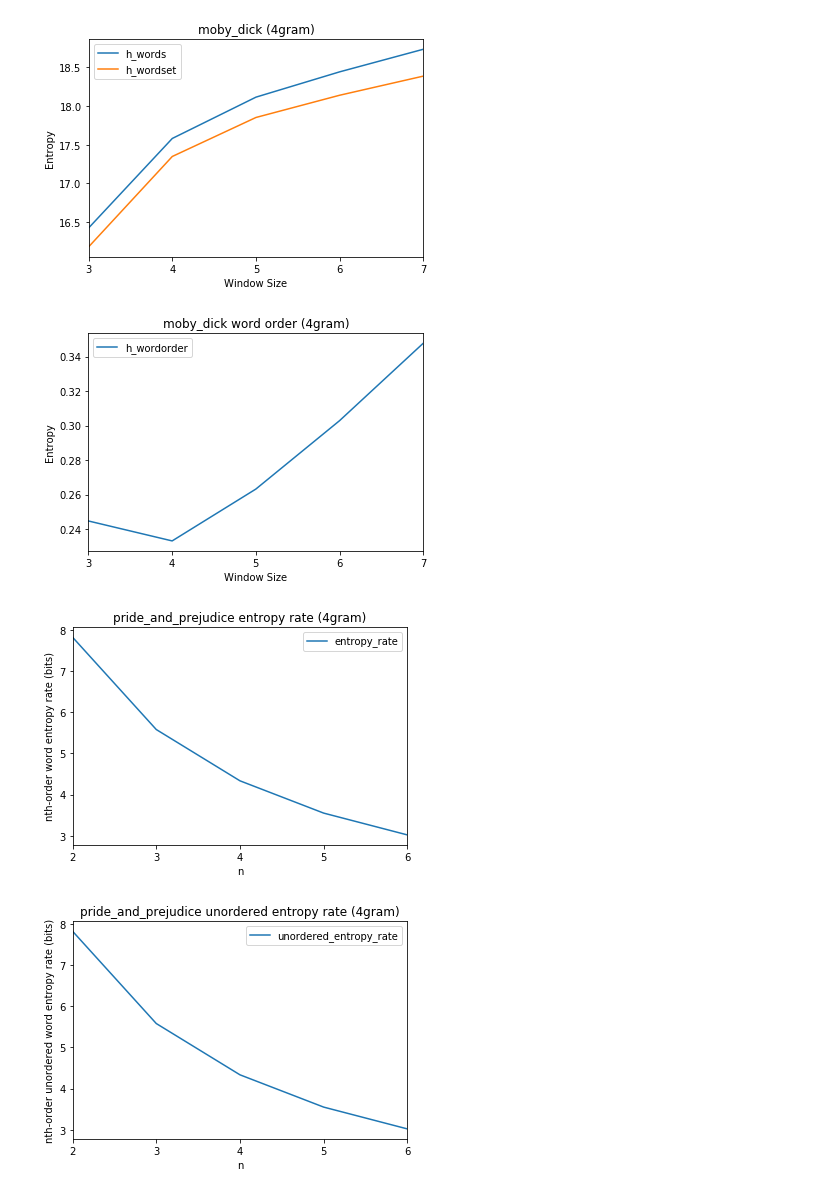
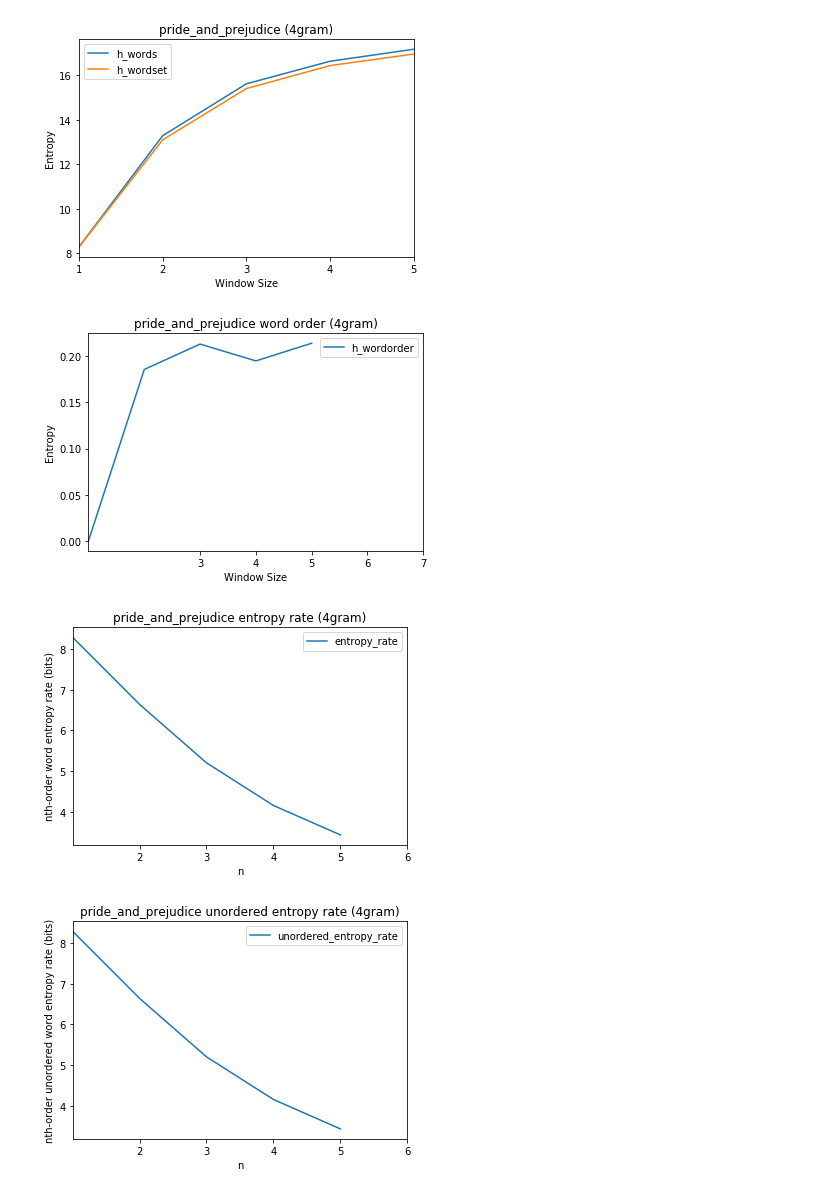
Before and after one commit to savoy1211/lsci199, a Jupyter notebook: lsci199/4grams.ipynb, the cells around one changed output. Cells and saved outputs as stored; diff of their text form; code cells hidden in the pictures.

```diff
--- a/lsci199/4grams.ipynb
+++ b/lsci199/4grams.ipynb
@@ -3,17 +3,17 @@ import pandas as pd
 import numpy as np
 import matplotlib.pyplot as plt
 # %%
-text = 'moby_dick'
+text = 'pride_and_prejudice'
 # %%
-file = "csv/4gram/4gram_model_results_windows3to7_"+text
+file = "4gram_model_results_windows1to5_"+text
 df = pd.read_csv(file, index_col=0, parse_dates=True)
-df['window_size'] = [3,4,5,6,7]
+df['window_size'] = [1,2,3,4,5]
 ax = df.plot(x="window_size", y=["h_words", "h_wordset"], title=text+" (4gram)")
 ax.set(xlabel="Window Size", ylabel="Entropy")
-ax.set_xticks(range(3,8,1))
+ax.set_xticks(range(1,6,1))
 plt.show()
 # %% [output]
-[figure, old version]
+[figure, new version]
 # %%
 df['h_wordorder'] = df['h_words'] - df['h_wordset']
 ax = df.plot(x="window_size", y=['h_wordorder'], title=text+" word order (4gram)")
@@ -21,7 +21,7 @@ ax.set(xlabel="Window Size", ylabel="Entropy")
 ax.set_xticks(range(3,8,1))
 plt.show()
 # %% [output]
-[figure, old version]
+[figure, new version]
 # %%
 df['entropy_rate'] = df['h_words'] / df['window_size']
 ax = df.plot(x="window_size", y=['entropy_rate'], title=text+" entropy rate (4gram)")
@@ -29,7 +29,7 @@ ax.set(xlabel="n", ylabel="nth-order word entropy rate (bits)")
 ax.set_xticks(range(2,7,1))
 plt.show()
 # %% [output]
-[figure, old version]
+[figure, new version]
 # %%
 df['unordered_entropy_rate'] = df['h_words'] / df['window_size']
 ax = df.plot(x="window_size", y=['unordered_entropy_rate'], title=text+" unordered entropy rate (4gram)")
@@ -37,7 +37,7 @@ ax.set(xlabel="n", ylabel="nth-order unordered word entropy rate (bits)")
 ax.set_xticks(range(2,7,1))
 plt.show()
 # %% [output]
-[figure, old version]
+[figure, new version]
 # %%
 df['entropy_rate_difference'] = (df['h_words'] - df['h_wordset']) / df['window_size']
 ax = df.plot(x="window_size", y=['entropy_rate_difference'], title=text+" entropy rate difference (4gram)")
```
Also changed, not shown: parts of 1 cell of this notebook, 11 other files.
